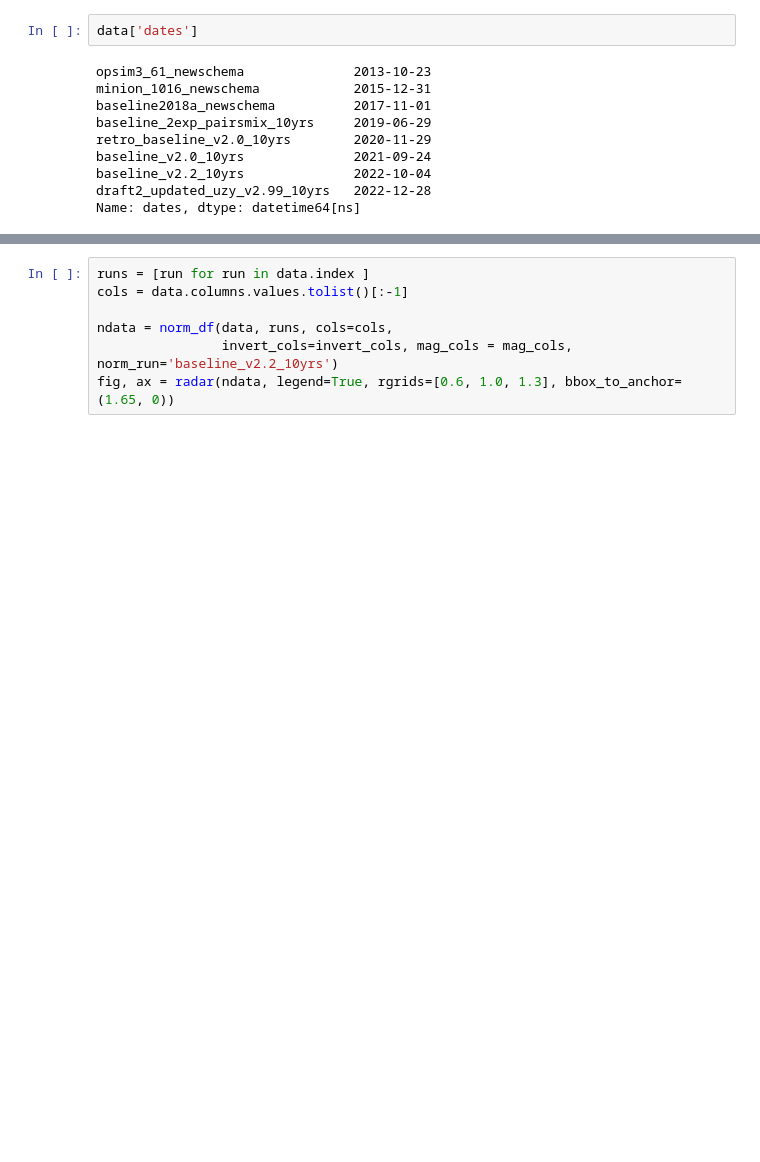
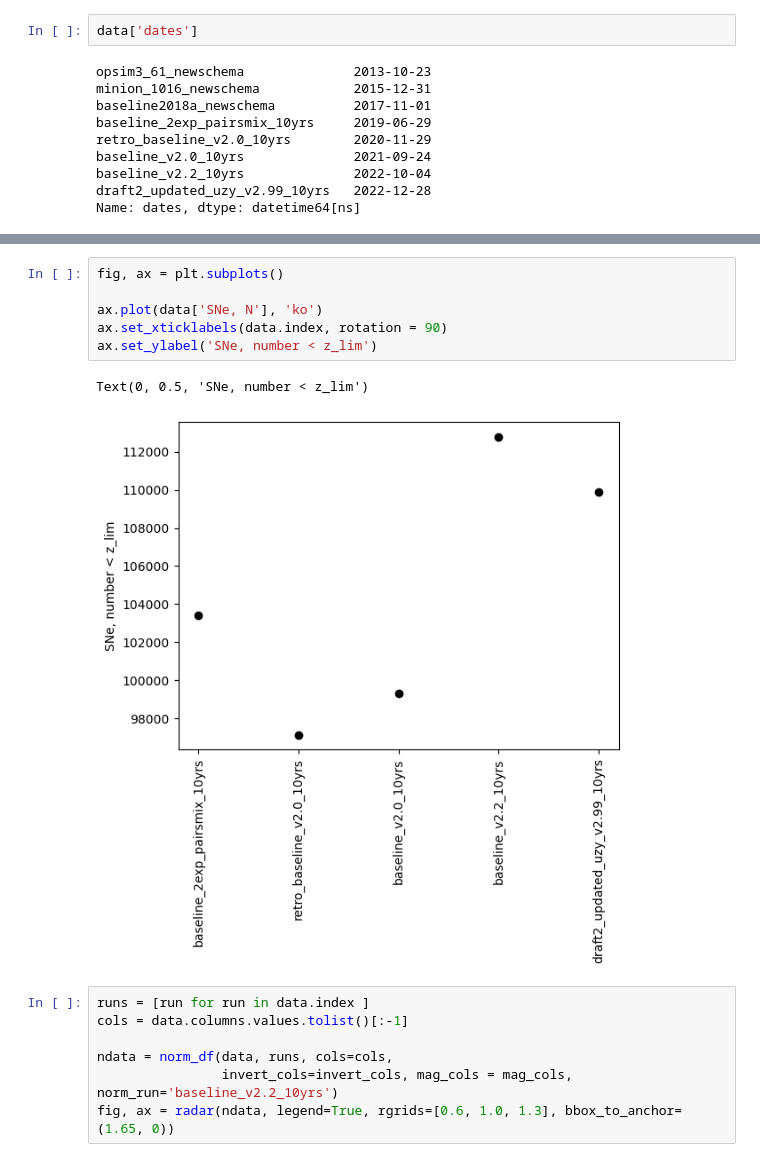
Before and after one commit to yoachim/23_Scratch, a Jupyter notebook: sched_over_time/quick_look.ipynb, the cells around one changed output, grey strips where cells are left out. Drawn from its saved outputs; the diff is of its cells as text; blank space fills up the shorter version.

```diff
--- a/sched_over_time/quick_look.ipynb
+++ b/sched_over_time/quick_look.ipynb
@@ -183,3 +187,12 @@ plt.plot(data['KNe Presto S'], 'ko')
+# %%
+fig, ax = plt.subplots()
+
+ax.plot(data['SNe, N'], 'ko')
+ax.set_xticklabels(data.index, rotation = 90)
+ax.set_ylabel('SNe, number < z_lim')
+# %% [output]
+Text(0, 0.5, 'SNe, number < z_lim')
+[figure, added]
 # %%
 runs = [run for run in data.index ]
 cols = data.columns.values.tolist()[:-1]
```
Also changed, not shown: parts of 1 cell of this notebook, 1 other file.
